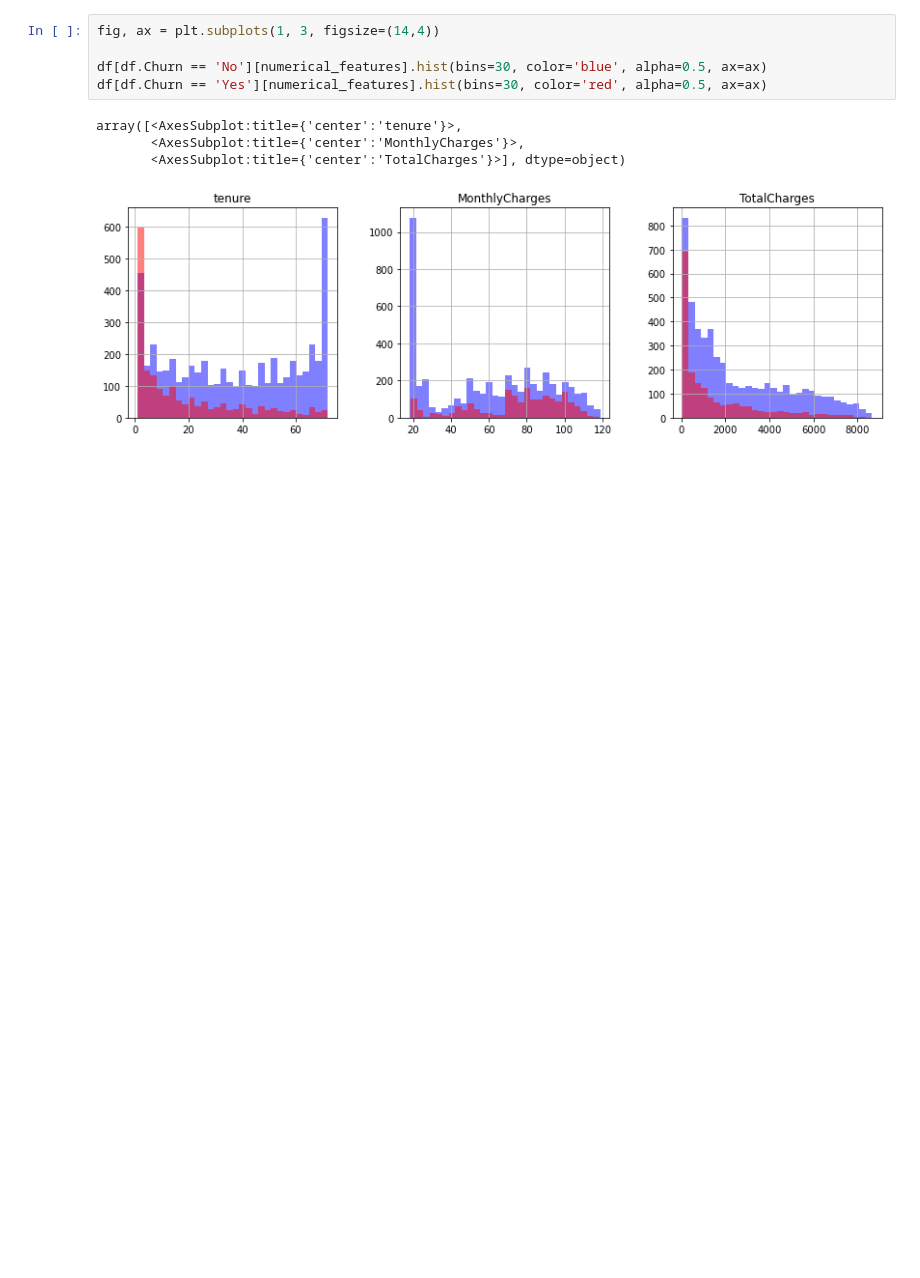
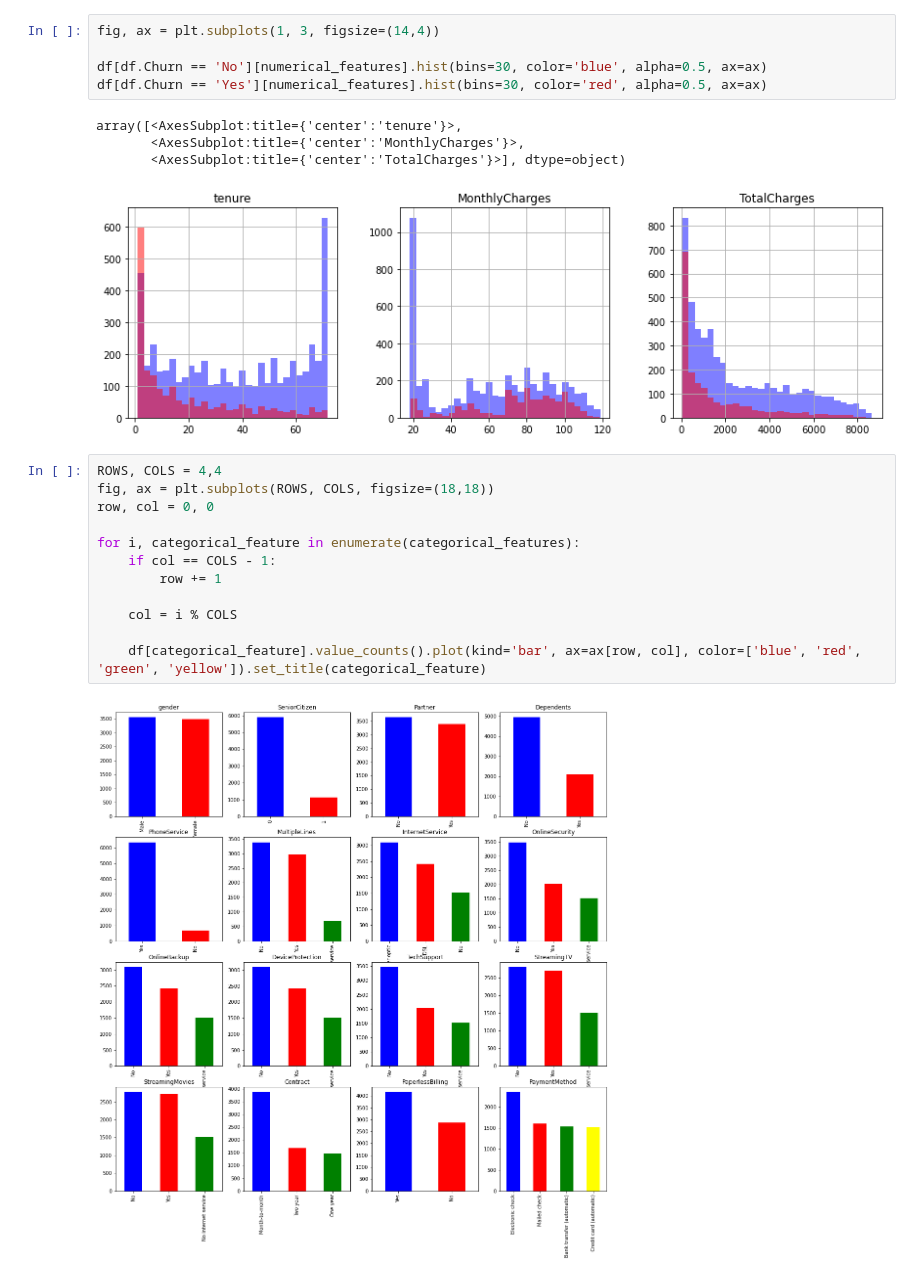
Before and after one commit to Andy666Fox/TINY_DS_PROJECTS, a Jupyter notebook: Telcom_Churn_predict/churn_research.ipynb, the cells around one changed output. Cells and saved outputs as stored; diff of their text form; blank space fills up the shorter version.

```diff
--- a/Telcom_Churn_predict/churn_research.ipynb
+++ b/Telcom_Churn_predict/churn_research.ipynb
@@ -53,3 +53,17 @@ array([<AxesSubplot:title={'center':'tenure'}>,
        <AxesSubplot:title={'center':'MonthlyCharges'}>,
        <AxesSubplot:title={'center':'TotalCharges'}>], dtype=object)
 [figure]
+# %%
+ROWS, COLS = 4,4
+fig, ax = plt.subplots(ROWS, COLS, figsize=(18,18))
+row, col = 0, 0
+
+for i, categorical_feature in enumerate(categorical_features):
+    if col == COLS - 1:
+        row += 1
+
+    col = i % COLS
+
+    df[categorical_feature].value_counts().plot(kind='bar', ax=ax[row, col], color=['blue', 'red', 'green', 'yellow']).set_title(categorical_feature)
+# %% [output]
+[figure, added]
```
Also changed, not shown: parts of 12 cells of this notebook.
